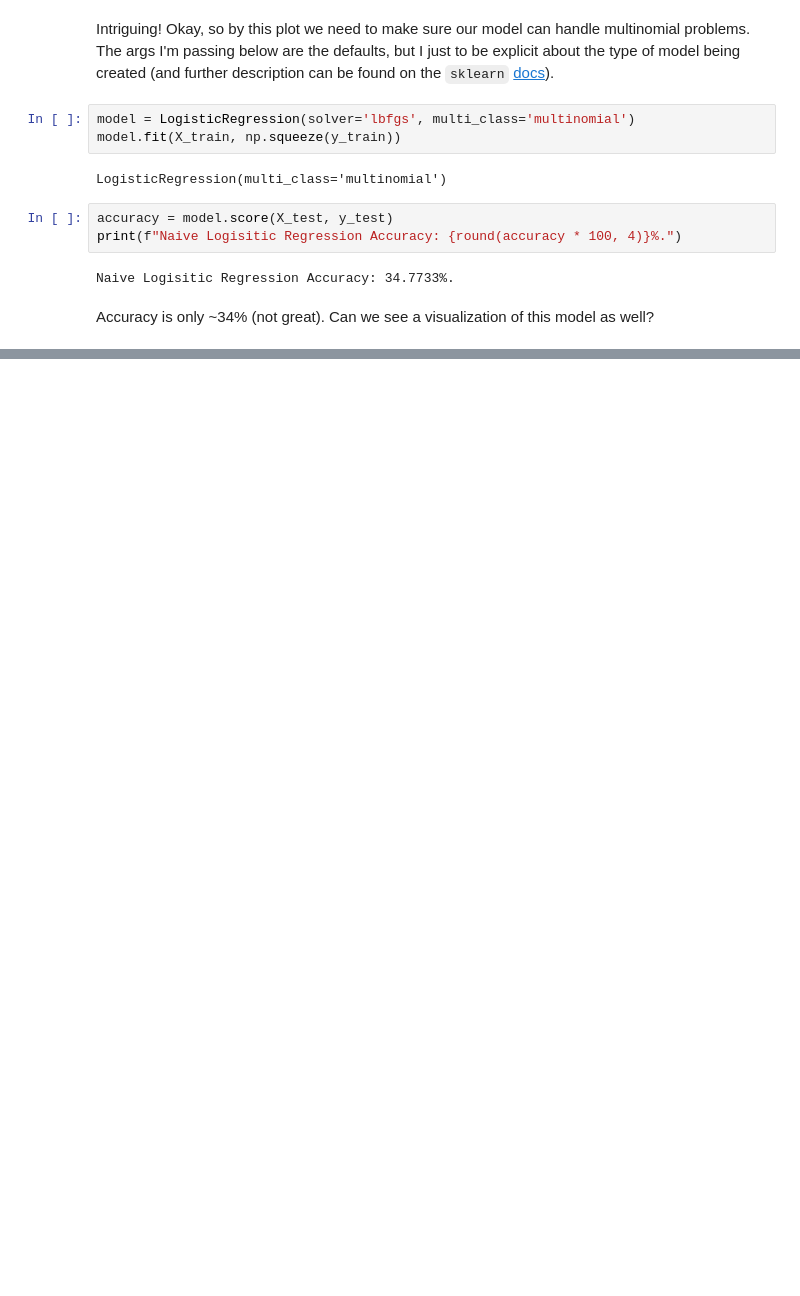
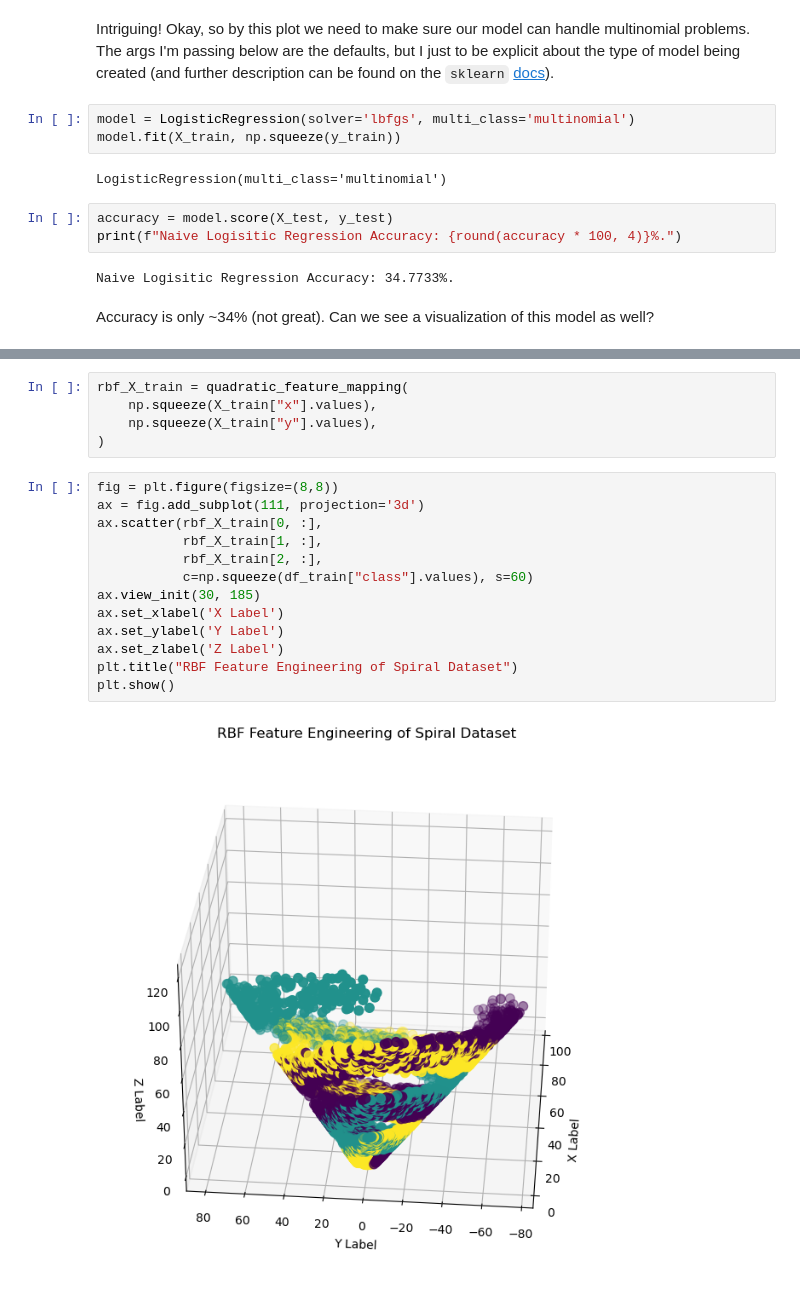
Before and after one commit to UPstartDeveloper/ML-Fundamentals-and-Apps, a Jupyter notebook: SyedRaza_Project1/SyedRaza_Project1.ipynb, the cells around one changed output, grey strips where cells are left out. Drawn from its saved outputs; the diff is of its cells as text; blank space fills up the shorter version.

```diff
--- a/SyedRaza_Project1/SyedRaza_Project1.ipynb
+++ b/SyedRaza_Project1/SyedRaza_Project1.ipynb
@@ -100,0 +190,20 @@ plt.show()
+# %%
+rbf_X_train = quadratic_feature_mapping(
+    np.squeeze(X_train["x"].values),
+    np.squeeze(X_train["y"].values),
+)
+# %%
+fig = plt.figure(figsize=(8,8))
+ax = fig.add_subplot(111, projection='3d')
+ax.scatter(rbf_X_train[0, :],
+           rbf_X_train[1, :],
+           rbf_X_train[2, :],
+           c=np.squeeze(df_train["class"].values), s=60)
+ax.view_init(30, 185)
+ax.set_xlabel('X Label')
+ax.set_ylabel('Y Label')
+ax.set_zlabel('Z Label')
+plt.title("RBF Feature Engineering of Spiral Dataset")
+plt.show()
+# %% [output]
+[figure, added]
```
Also changed, not shown: parts of 15 cells of this notebook.
